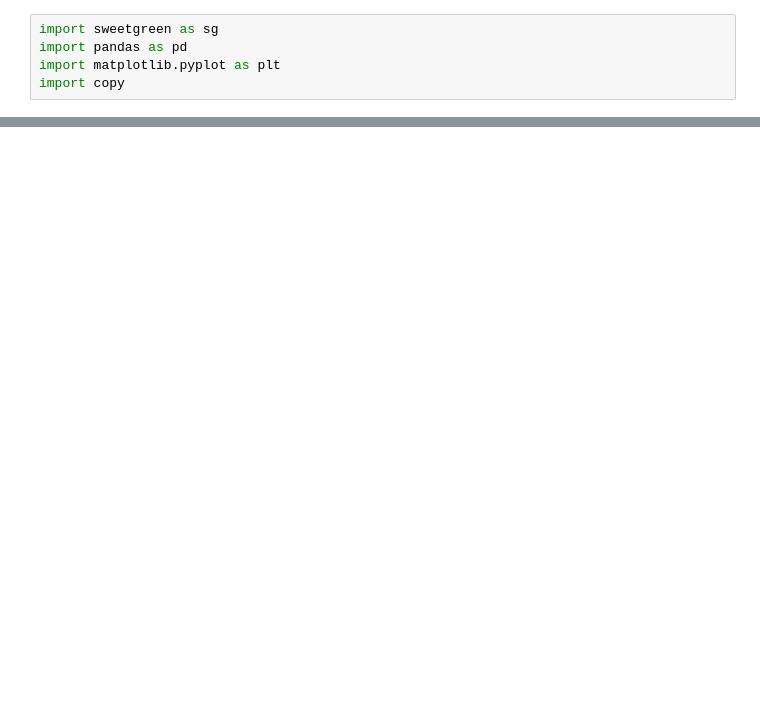
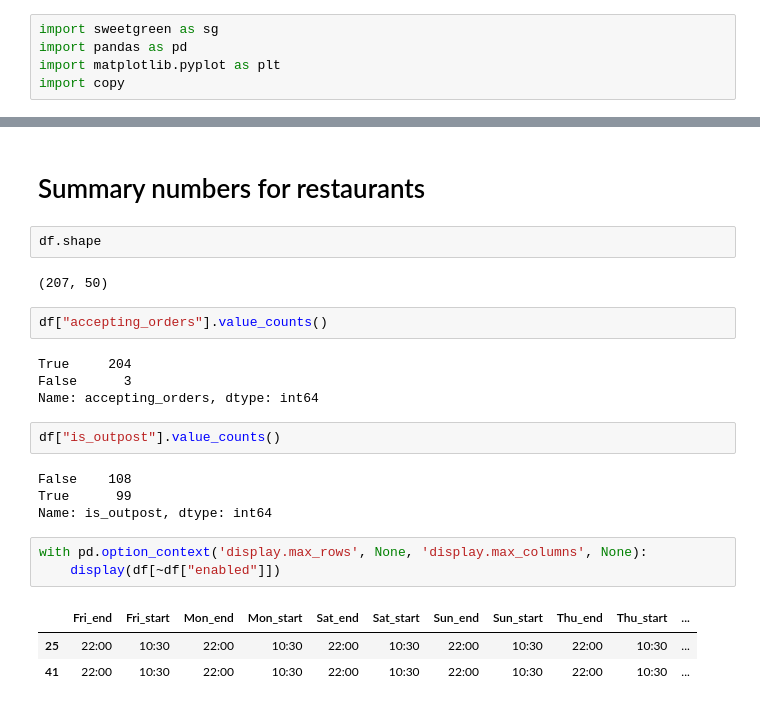
Before and after one commit to canyon289/sweetgreen, a Jupyter notebook: eda/Restaurants.ipynb, the cells around one changed output, grey strips where cells are left out. Cells and saved outputs as stored; diff of their text form; blank space fills up the shorter version.

```diff
--- a/eda/Restaurants.ipynb
+++ b/eda/Restaurants.ipynb
@@ -5,0 +45,25 @@ import copy
+# %% [markdown]
+# Summary numbers for restaurants
+# %%
+df.shape
+# %% [output]
+(207, 50)
+# %%
+df["accepting_orders"].value_counts()
+# %% [output]
+True     204
+False      3
+Name: accepting_orders, dtype: int64
+# %%
+df["is_outpost"].value_counts()
+# %% [output]
+False    108
+True      99
+Name: is_outpost, dtype: int64
+# %%
+with pd.option_context('display.max_rows', None, 'display.max_columns', None):
+    display(df[~df["enabled"]])
+# %% [output]
+|  | Fri_end | Fri_start | Mon_end | Mon_start | Sat_end | Sat_start | Sun_end | Sun_start | Thu_end | Thu_start | ... |
+| 25 | 22:00 | 10:30 | 22:00 | 10:30 | 22:00 | 10:30 | 22:00 | 10:30 | 22:00 | 10:30 | ... |
+| 41 | 22:00 | 10:30 | 22:00 | 10:30 | 22:00 | 10:30 | 22:00 | 10:30 | 22:00 | 10:30 | ... |
```
Also changed, not shown: parts of 15 cells of this notebook.
